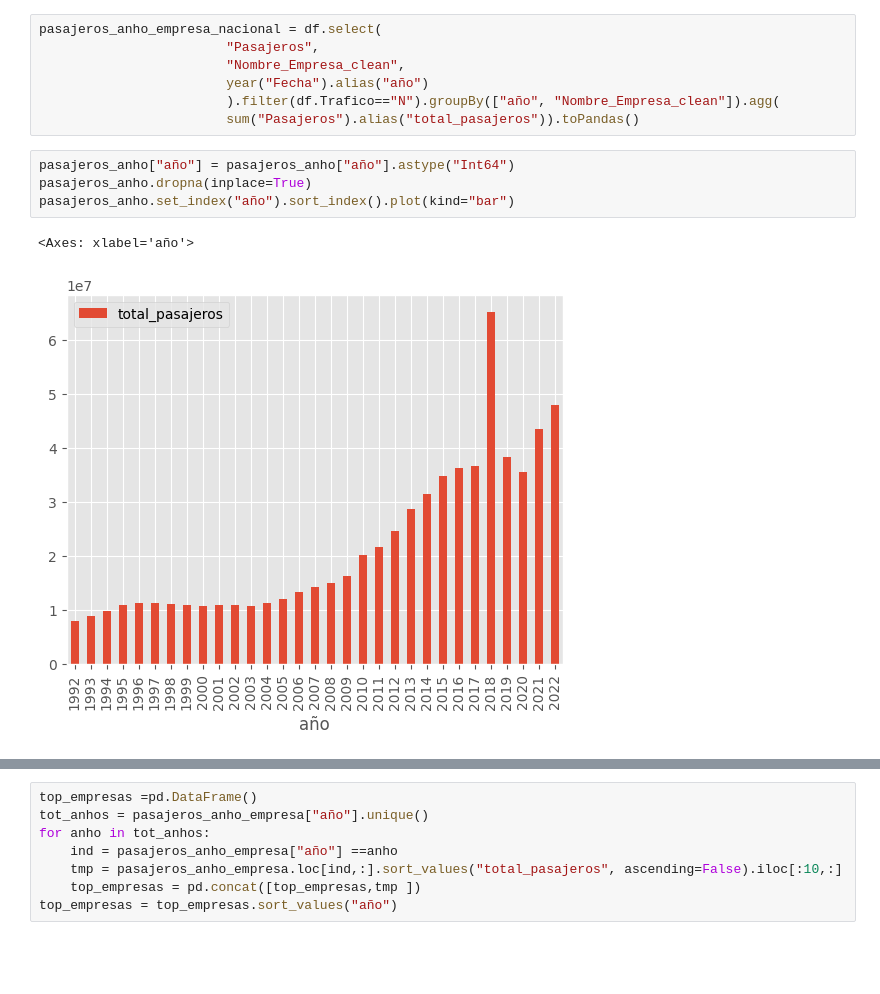
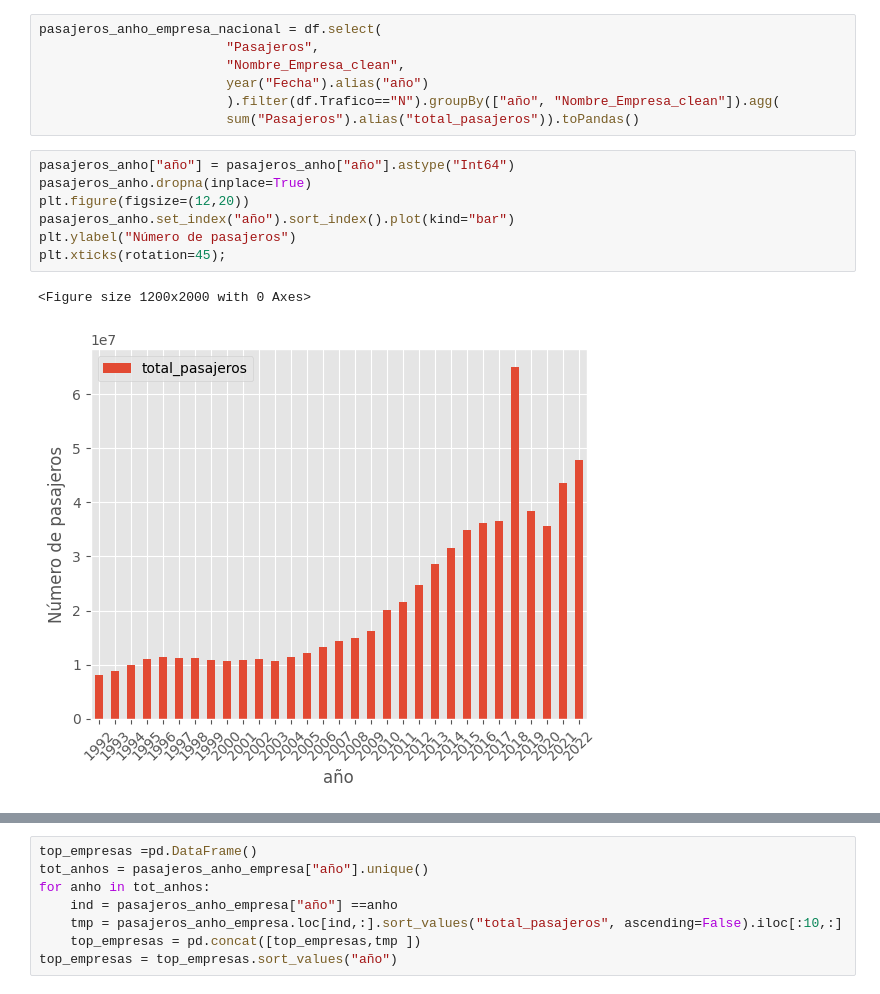
Before and after one commit to fjmoyao/trafico-aereo-col, a Jupyter notebook: EDA.ipynb, the cells around one changed output, grey strips where cells are left out. Drawn from its saved outputs; the diff is of its cells as text; blank space fills up the shorter version.

Commit message:
minor changes to plots

```diff
--- a/EDA.ipynb
+++ b/EDA.ipynb
@@ -88,9 +120,12 @@ pasajeros_anho_empresa_nacional = df.select(
 # %%
 pasajeros_anho["año"] = pasajeros_anho["año"].astype("Int64")
 pasajeros_anho.dropna(inplace=True)
+plt.figure(figsize=(12,20))
 pasajeros_anho.set_index("año").sort_index().plot(kind="bar")
+plt.ylabel("Número de pasajeros")
+plt.xticks(rotation=45);
 # %% [output]
-<Axes: xlabel='año'>
+<Figure size 1200x2000 with 0 Axes>
-[figure, old version]
+[figure, new version]
 # %%
 pasajeros_empresa.dropna(inplace=True)
```
Also changed, not shown: parts of 4 cells of this notebook.
